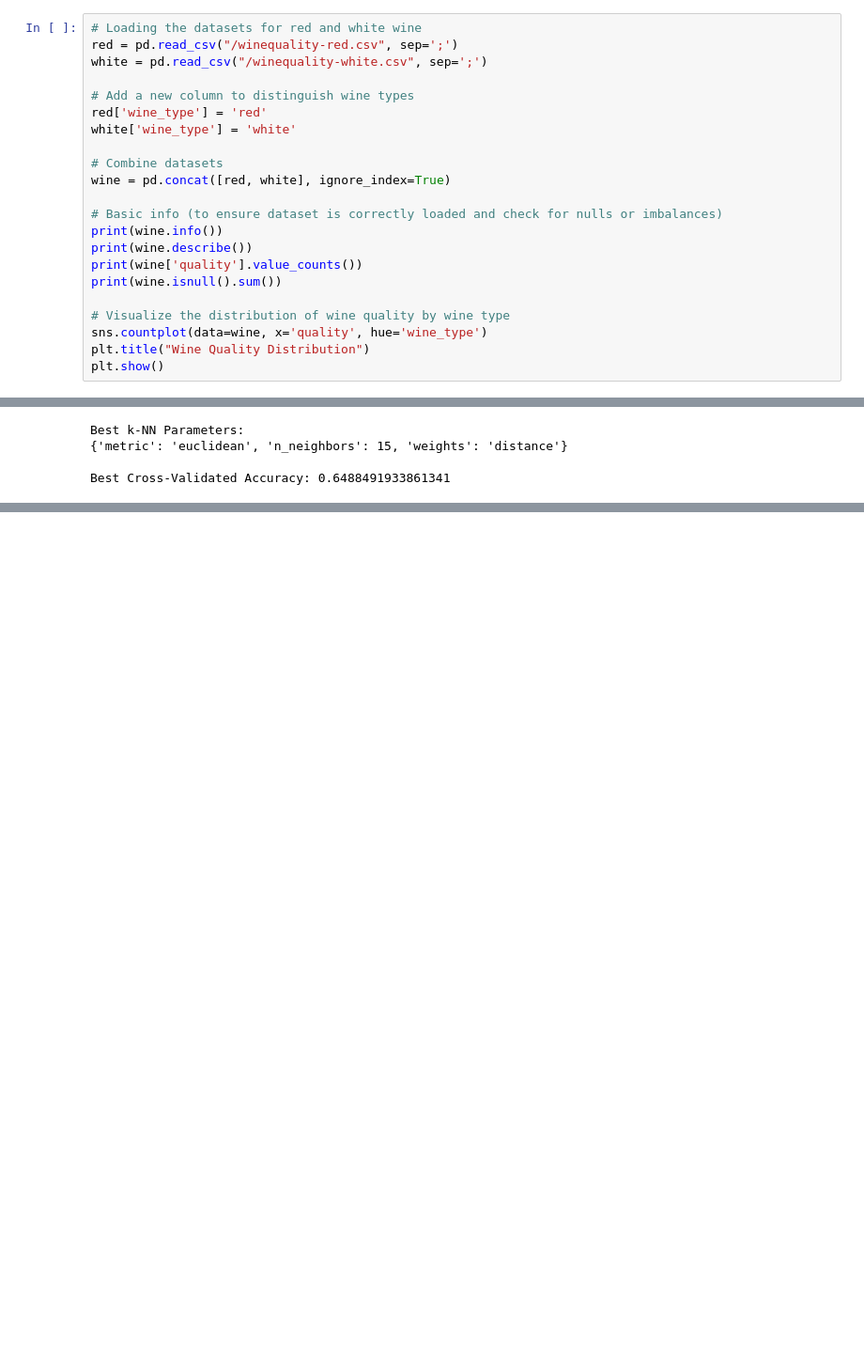
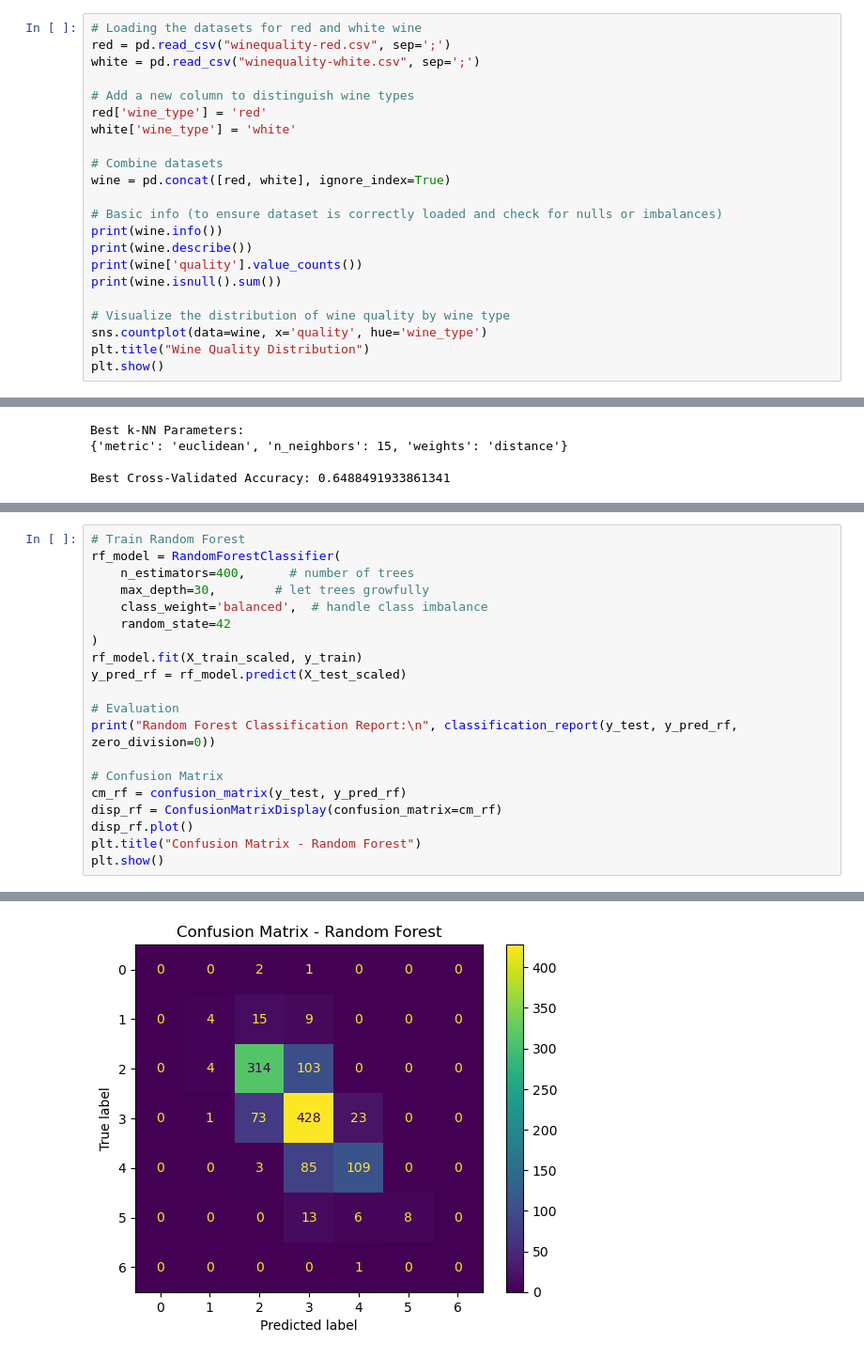
Before and after one commit to Liv-1804/164-Project, a Jupyter notebook: Wine-classification.ipynb, the cells around one changed output, grey strips where cells are left out. Shown at 94% size. Saved outputs shown, nothing was run; the diff lists cells and outputs as text; blank space fills up the shorter version.

Commit message:
Add files via upload
Updated _add Random Forest

```diff
--- a/Wine-classification.ipynb
+++ b/Wine-classification.ipynb
@@ -16,7 +19,7 @@ from scipy.stats import zscore  # For outlier detection
 # %%
 # Loading the datasets for red and white wine
-red = pd.read_csv("/winequality-red.csv", sep=';')
-white = pd.read_csv("/winequality-white.csv", sep=';')
+red = pd.read_csv("winequality-red.csv", sep=';')
+white = pd.read_csv("winequality-white.csv", sep=';')
 
 # Add a new column to distinguish wine types
 red['wine_type'] = 'red'
@@ -240,0 +265,21 @@ weighted avg       0.68      0.68      0.67      1202
+# %%
+# Train Random Forest
+rf_model = RandomForestClassifier(
+    n_estimators=400,      # number of trees
+    max_depth=30,        # let trees growfully
+    class_weight='balanced',  # handle class imbalance
+    random_state=42
+)
+rf_model.fit(X_train_scaled, y_train)
+y_pred_rf = rf_model.predict(X_test_scaled)
+
+# Evaluation
+print("Random Forest Classification Report:\n", classification_report(y_test, y_pred_rf, zero_division=0))
+
+# Confusion Matrix
+cm_rf = confusion_matrix(y_test, y_pred_rf)
+disp_rf = ConfusionMatrixDisplay(confusion_matrix=cm_rf)
+disp_rf.plot()
+plt.title("Confusion Matrix - Random Forest")
+plt.show()
+# %% [output]
@@ -240,0 +300 @@ weighted avg       0.68      0.68      0.67      1202
+[figure, added]
```
Also changed, not shown: parts of 5 cells of this notebook.
